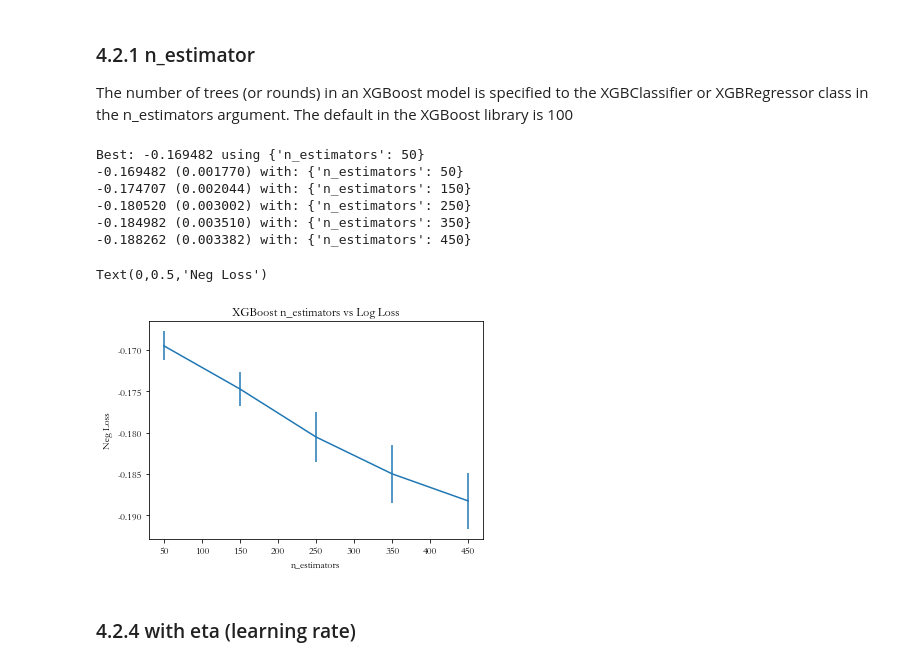
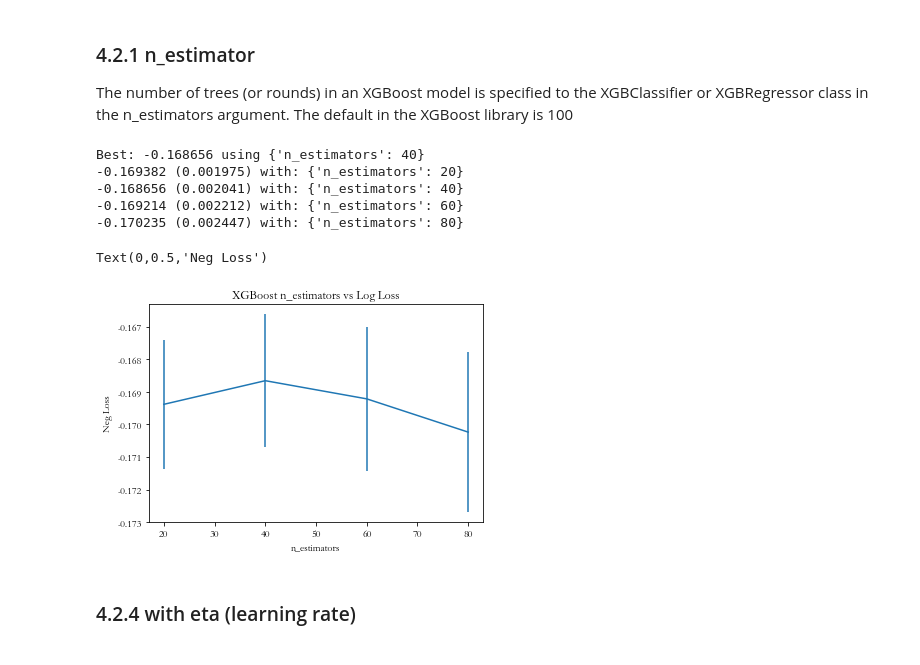
Before and after one commit to gggliuye/kaggles, a Jupyter notebook: DC_sun_radiation/SUN.ipynb, the cells around one changed output. Cells and saved outputs as stored; diff of their text form; code cells hidden in the pictures.

```diff
--- a/DC_sun_radiation/SUN.ipynb
+++ b/DC_sun_radiation/SUN.ipynb
@@ -415,10 +415,3 @@ train_df.to_csv('train_feature_added.csv', index=False)
 # %% [markdown]
 ## 3.2 Polynomial features
 after sklearn method of polynomial features, we will have (n*(n-1)/2 + n + 1 ) features.
-# %%
-train_df.shapefcol = [c for c in train_df.columns if c not in ['日期', '时刻_2', '时刻_5', '时刻_8', '时刻_11', '时刻_14',
-                                             '时刻_17', '时刻_20', '时刻_23','辐照度_2', '辐照度_5','辐照度_23', '电场实际太阳辐射指数']]
-
-X = train_df[fcol].values
-y = train_df['电场实际太阳辐射指数']
-print(X.shape, y.shape)
@@ -432,3 +423,17 @@ np.save('X.npy', X)
+# %%
+def polynomial_feature_col(temp_df):
+    for i in [8,11,14,17,20]:
+        for j in ['风速_','风向_','温度_','湿度_','气压_','辐照度_']:
+            for k in ['风速_','风向_','温度_','湿度_','气压_','辐照度_']:
+                temp_df[j+k+str(i)] = temp_df[j+str(i)]*temp_df[k+str(i)]
+
+    for i in [2,5,23]:
+        for j in ['风速_','风向_','温度_','湿度_','气压_']:
+            for k in ['风速_','风向_','温度_','湿度_','气压_']:
+                temp_df[j+k+str(i)] = temp_df[j+str(i)]*temp_df[k+str(i)]
+    return temp_df
+# %%
+train_df = polynomial_feature_col(train_df)
 # %% [markdown]
 # 4.  Model XGBoosting
 # %% [markdown]
@@ -461,33 +466,32 @@ my_score = make_scorer(loss_func, greater_is_better=False)
 The number of trees (or rounds) in an XGBoost model is specified to the XGBClassifier or XGBRegressor class in the n_estimators argument. The default in the XGBoost library is 100
 # %%
 model = XGBRegressor()
-n_estimators = range(50, 500, 100)
+n_estimators = range(20, 100, 20)
 param_grid = dict(n_estimators=n_estimators)
 kfold = KFold(n_splits=5, shuffle=True, random_state=7)
 
 grid_search = GridSearchCV(model, param_grid, scoring="neg_mean_absolute_error", n_jobs=-1, cv=kfold)
 grid_result = grid_search.fit(X, y)
 # summarize results
 print("Best: %f using %s" % (grid_result.best_score_, grid_result.best_params_))
 means = grid_result.cv_results_['mean_test_score']
 stds = grid_result.cv_results_['std_test_score']
 params = grid_result.cv_results_['params']
 for mean, stdev, param in zip(means, stds, params):
     print("%f (%f) with: %r" % (mean, stdev, param))
 # plot
 pyplot.errorbar(n_estimators, means, yerr=stds)
 pyplot.title("XGBoost n_estimators vs Log Loss")
 pyplot.xlabel('n_estimators')
 pyplot.ylabel('Neg Loss')
 # %% [output]
-Best: -0.169482 using {'n_estimators': 50}
--0.169482 (0.001770) with: {'n_estimators': 50}
--0.174707 (0.002044) with: {'n_estimators': 150}
--0.180520 (0.003002) with: {'n_estimators': 250}
--0.184982 (0.003510) with: {'n_estimators': 350}
--0.188262 (0.003382) with: {'n_estimators': 450}
+Best: -0.168656 using {'n_estimators': 40}
+-0.169382 (0.001975) with: {'n_estimators': 20}
+-0.168656 (0.002041) with: {'n_estimators': 40}
+-0.169214 (0.002212) with: {'n_estimators': 60}
+-0.170235 (0.002447) with: {'n_estimators': 80}
 Text(0,0.5,'Neg Loss')
-[figure, old version]
+[figure, new version]
 # %% [markdown]
 ### 4.2.4 with eta (learning rate)
 # %%
```
Also changed, not shown: parts of 11 cells of this notebook.
